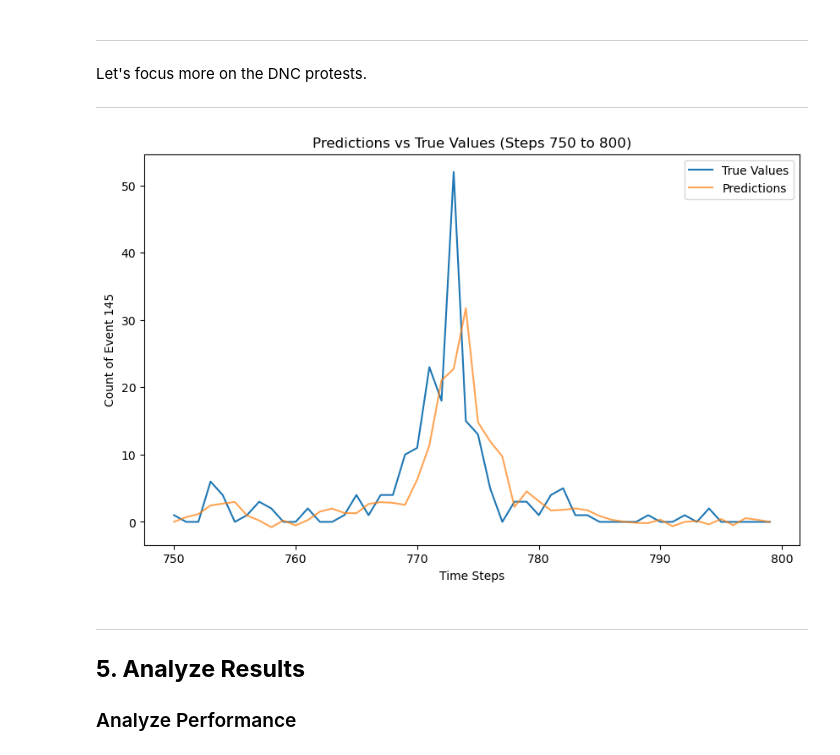
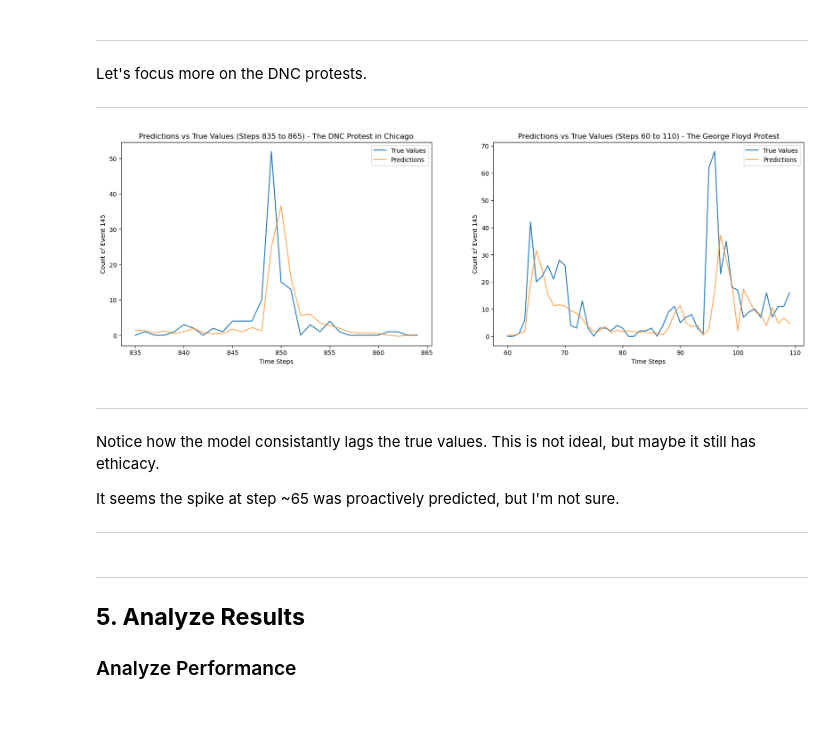
Before and after one commit to wweissbluth/civil_unrest_predictor, a Jupyter notebook: v.2/3_model.ipynb, the cells around one changed output. Saved outputs shown, nothing was run; the diff lists cells and outputs as text; code cells hidden in the pictures; blank space fills up the shorter version.

Commit message:
Updated model - looked at trends in validation and training data.

```diff
--- a/v.2/3_model.ipynb
+++ b/v.2/3_model.ipynb
@@ -193,0 +198,18 @@ test_dataset = dataset.skip(split_index).batch(32).prefetch(tf.data.AUTOTUNE)
+# %%
+import random
+import numpy as np
+
+# Initialize empty lists for train and test datasets
+train_data = []
+test_data = []
+
+# Iterate through the dataset and randomly assign each element to train or test
+for x_seq, y_label in dataset:
+	if random.random() < 0.5:
+		train_data.append((x_seq.numpy(), y_label.numpy()))
+	else:
+		test_data.append((x_seq.numpy(), y_label.numpy()))
+
+# Convert lists to TensorFlow datasets
+train_dataset = tf.data.Dataset.from_tensor_slices((np.array([x for x, _ in train_data]), np.array([y for _, y in train_data]))).batch(32).prefetch(tf.data.AUTOTUNE)
+test_dataset = tf.data.Dataset.from_tensor_slices((np.array([x for x, _ in test_data]), np.array([y for _, y in test_data]))).batch(32).prefetch(tf.data.AUTOTUNE)
@@ -208,7 +232,7 @@ from tensorflow.keras.callbacks import EarlyStopping, ModelCheckpoint
 # Define LSTM model
 model = Sequential([
     LSTM(50, activation='relu', input_shape=(sequence_length, len(unique_event_base_codes))),
-    #Dropout(0.2),
+    Dropout(0.2),
     Dense(1)  # Single output for regression
 ])
 
@@ -346,24 +333,50 @@ Let's focus more on the DNC protests.
 ---
 # %%
 # Define the range for plotting
-start_step = 750
-end_step = 800
+start_step_dnc = 835
+end_step_dnc = 865
+start_step_gf = 60
+end_step_gf = 110
 
-# Extract the relevant range of true values and predictions
-true_values_range = true_values[start_step:end_step]
-predictions_range = predictions[start_step:end_step]
+# Extract the relevant range of true values and predictions for DNC
+true_values_range_dnc = true_values[start_step_dnc:end_step_dnc]
+predictions_range_dnc = predictions[start_step_dnc:end_step_dnc]
 
-# Plot the true values and predictions
-plt.figure(figsize=(10, 6))
-plt.plot(range(start_step, end_step), true_values_range, label='True Values')
-plt.plot(range(start_step, end_step), predictions_range, label='Predictions', alpha=0.7)
-plt.title('Predictions vs True Values (Steps 750 to 800)')
+# Extract the relevant range of true values and predictions for George Floyd
+true_values_range_gf = true_values[start_step_gf:end_step_gf]
+predictions_range_gf = predictions[start_step_gf:end_step_gf]
+
+# Plot the true values and predictions for DNC
+plt.figure(figsize=(20, 6))
+
+plt.subplot(1, 2, 1)
+plt.plot(range(start_step_dnc, end_step_dnc), true_values_range_dnc, label='True Values')
+plt.plot(range(start_step_dnc, end_step_dnc), predictions_range_dnc, label='Predictions', alpha=0.7)
+plt.title(f'Predictions vs True Values (Steps {start_step_dnc} to {end_step_dnc}) - The DNC Protest in Chicago')
 plt.xlabel('Time Steps')
 plt.ylabel('Count of Event 145')
 plt.legend()
+
+# Plot the true values and predictions for George Floyd
+plt.subplot(1, 2, 2)
+plt.plot(range(start_step_gf, end_step_gf), true_values_range_gf, label='True Values')
+plt.plot(range(start_step_gf, end_step_gf), predictions_range_gf, label='Predictions', alpha=0.7)
+plt.title(f'Predictions vs True Values (Steps {start_step_gf} to {end_step_gf}) - The George Floyd Protest')
+plt.xlabel('Time Steps')
+plt.ylabel('Count of Event 145')
+plt.legend()
+
 plt.show()
 # %% [output]
-[figure, old version]
+[figure, new version]
+# %% [markdown]
+---
+
+Notice how the model consistantly lags the true values. This is not ideal, but maybe it still has ethicacy.
+
+It seems the spike at step ~65 was proactively predicted, but I'm not sure.
+
+---
 # %% [markdown]
 ---
 
```
Also changed, not shown: parts of 15 cells of this notebook, 1 other file.
